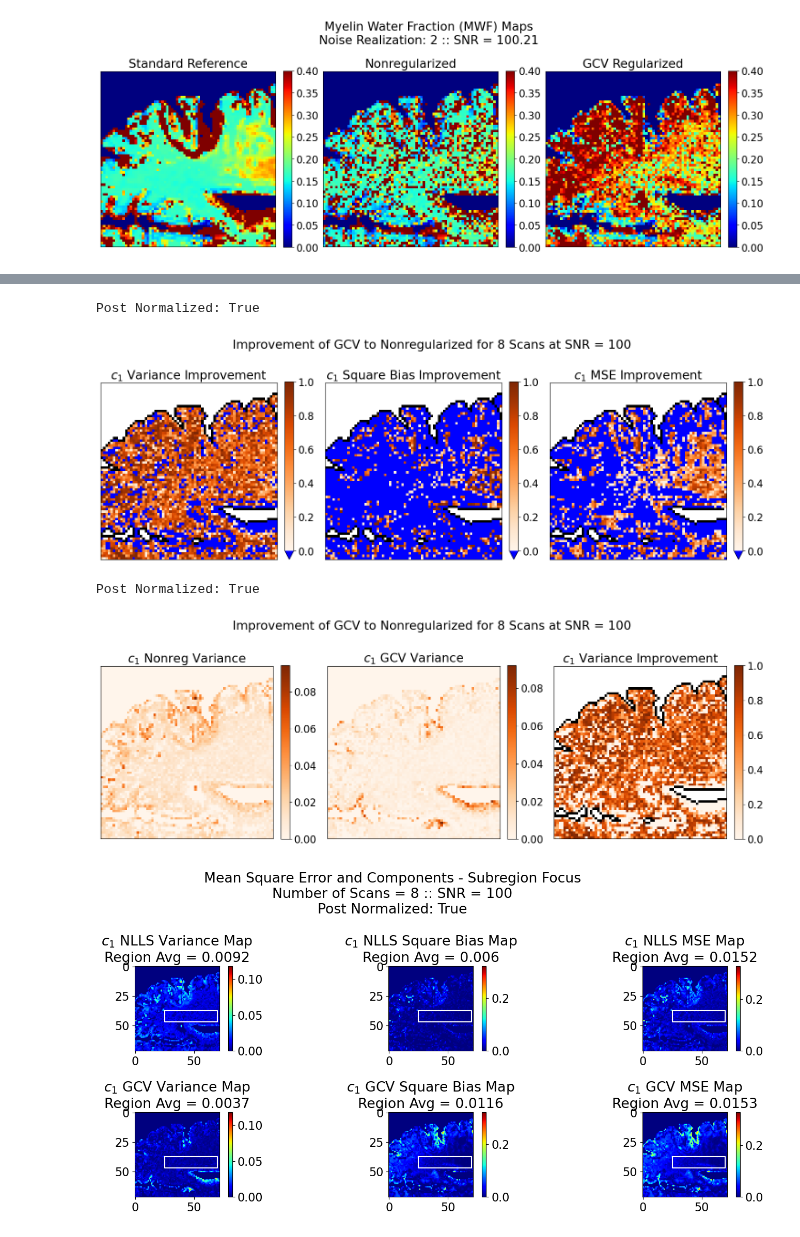
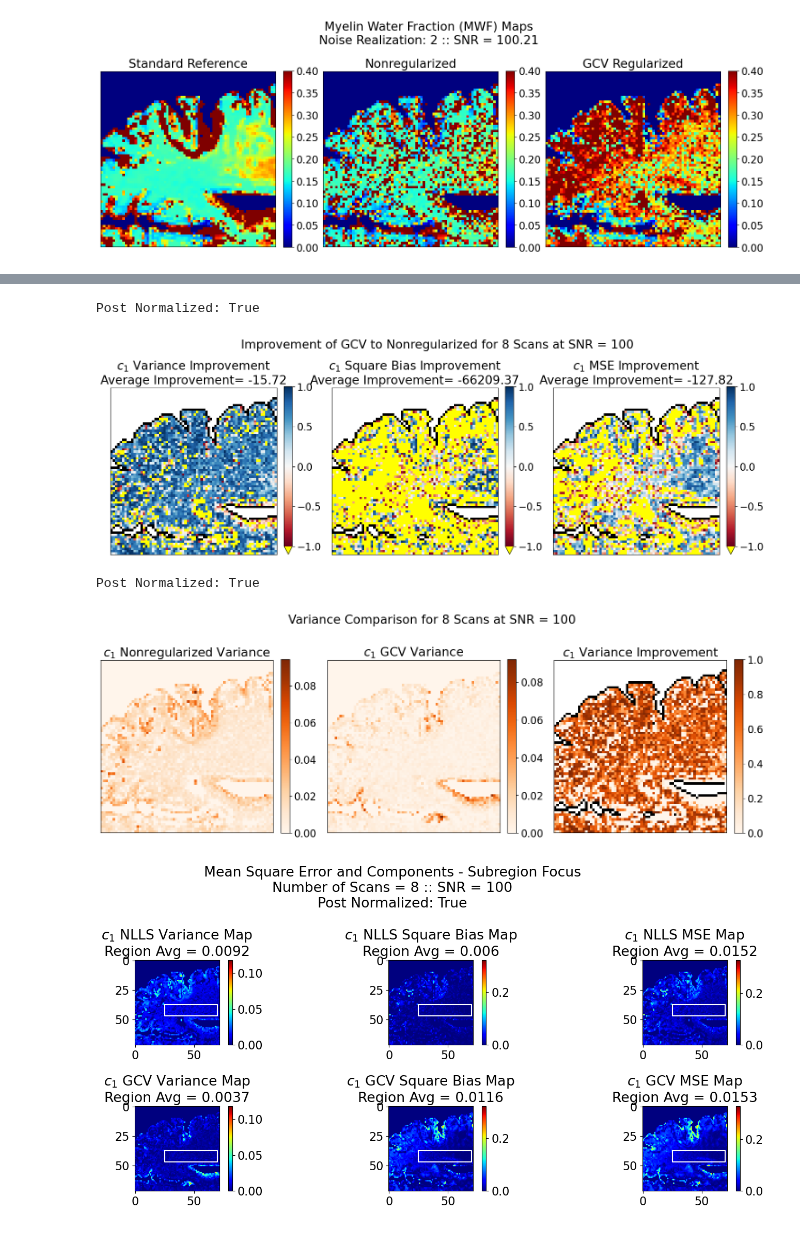
Before and after one commit to Griffin997/Regularization, a Jupyter notebook: EstimateP_ProcessExperiments.ipynb, the cells around one changed output, grey strips where cells are left out. Drawn from its saved outputs; the diff is of its cells as text; code cells hidden in the pictures.

```diff
--- a/EstimateP_ProcessExperiments.ipynb
+++ b/EstimateP_ProcessExperiments.ipynb
@@ -720,42 +720,42 @@ params_oi = [0]        #We are primarily interested in c1 which makes the 0th pa
 
 var_improvement = calc_improvement(varMap_NLLS, varMap_GCV)
 sqBias_improvement = calc_improvement(sqbMap_NLLS, sqbMap_GCV)
 MSE_improvement = calc_improvement(MSEMap_NLLS, MSEMap_GCV)
 
-or_map = plt.get_cmap('Oranges')
-or_map.set_extremes(under = 'blue')
+or_map = plt.get_cmap('RdBu')
+or_map.set_extremes(under = 'yellow')
 extend_opt = "min"
 
 brain_outline = get_brain_outline(all_nonreg_estimates[0,:,:,:])
 print(f'Post Normalized: {post_normalize_data}')
 for param_oi in params_oi:
 
     fig, ax = plt.subplots(1,3,figsize=(15,5.5),tight_layout=True)
     plt.rc('font', size  = 16)
     fig.suptitle(f'Improvement of GCV to Nonregularized for {n_iterations} Scans at SNR = {SNR_goal}' )
 
     ax[0].imshow(1-brain_outline, cmap = 'gray', vmin=0, vmax = 1)
-    pNLLS = ax[0].imshow(var_improvement[:,:,param_oi], cmap = or_map, vmin=0, vmax=1)
+    pNLLS = ax[0].imshow(var_improvement[:,:,param_oi], cmap = or_map, vmin=-1, vmax=1)
     cbar = fig.colorbar(pNLLS, ax=ax[0], fraction=0.046, pad=0.04, extend = extend_opt)
-    ax[0].set_title(param_name_list[param_oi] + ' Variance Improvement' )
+    ax[0].set_title(param_name_list[param_oi] + ' Variance Improvement' + '\nAverage Improvement= ' + str(round(np.mean(var_improvement[:,:,param_oi][c1_ref!=0]),2)))
     ax[0].tick_params(left = False, bottom = False, labelbottom = False, labelleft = False)
 
     ax[1].imshow(1-brain_outline, cmap = 'gray', vmin=0, vmax = 1)
-    pNLLS = ax[1].imshow(sqBias_improvement[:,:,param_oi], cmap = or_map, vmin=0, vmax=1)
+    pNLLS = ax[1].imshow(sqBias_improvement[:,:,param_oi], cmap = or_map, vmin=-1, vmax=1)
     fig.colorbar(pNLLS,ax=ax[1], fraction=0.046, pad=0.04, extend = extend_opt)
-    ax[1].set_title(param_name_list[param_oi] + ' Square Bias Improvement' )
+    ax[1].set_title(param_name_list[param_oi] + ' Square Bias Improvement' + '\nAverage Improvement= ' + str(round(np.mean(sqBias_improvement[:,:,param_oi][c1_ref!=0]),2)))
     ax[1].tick_params(left = False, bottom = False, labelbottom = False, labelleft = False)
 
     ax[2].imshow(1-brain_outline, cmap = 'gray', vmin=0, vmax = 1)
-    pNLLS = ax[2].imshow(MSE_improvement[:,:,param_oi], cmap = or_map, vmin=0, vmax=1)
+    pNLLS = ax[2].imshow(MSE_improvement[:,:,param_oi], cmap = or_map, vmin=-1, vmax=1)
     fig.colorbar(pNLLS,ax=ax[2], fraction=0.046, pad=0.04, extend = extend_opt)
-    ax[2].set_title(param_name_list[param_oi] + ' MSE Improvement' )
+    ax[2].set_title(param_name_list[param_oi] + ' MSE Improvement' + '\nAverage Improvement= ' + str(round(np.mean(MSE_improvement[:,:,param_oi][c1_ref!=0]),2)))
     ax[2].tick_params(left = False, bottom = False, labelbottom = False, labelleft = False)
 
     plt.show()
 # %% [output]
 Post Normalized: True
-[figure, old version]
+[figure, new version]
 # %%
 params_oi = [0]        #We are primarily interested in c1 which makes the 0th parameter the interesting one
 
@@ -796,7 +796,7 @@ for param_oi in params_oi:
     plt.show()
 # %% [output]
 Post Normalized: True
-[figure, old version]
+[figure, new version]
 # %%
 params_oi = [0]        #We are primarily interested in c1 which makes the 0th parameter the interesting one
 
```
Also changed, not shown: parts of 1 cell of this notebook.
